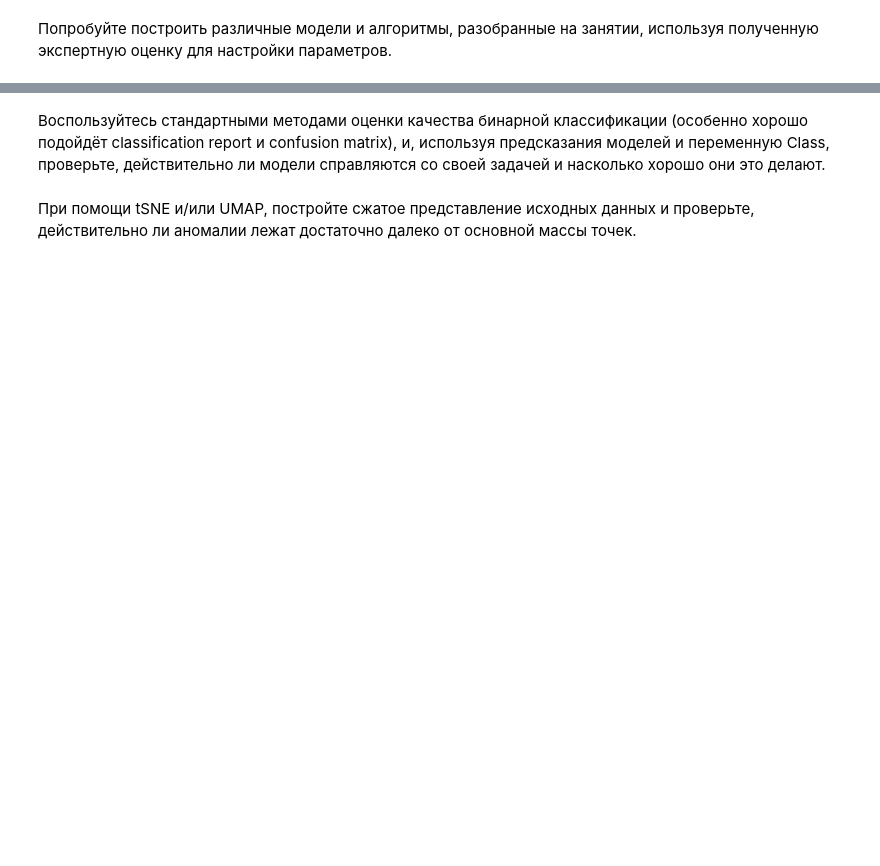
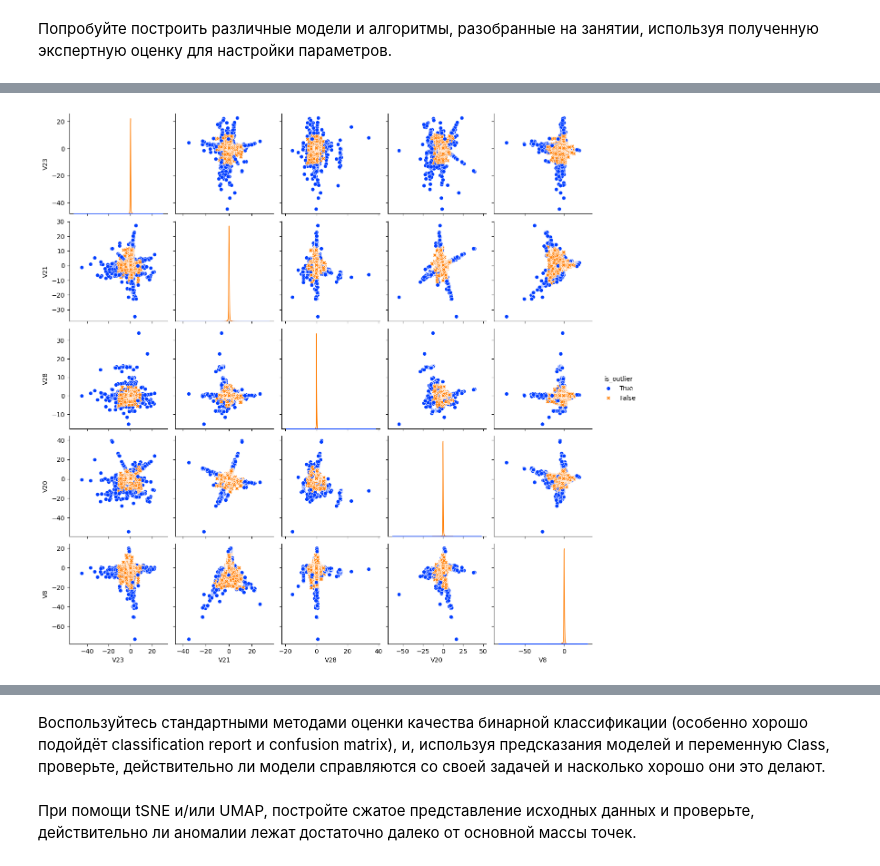
Before and after one commit to Evans-Sense/pet, a Jupyter notebook: Hometask_3_MLPro2025.ipynb, the cells around one changed output, grey strips where cells are left out. Cells and saved outputs as stored; diff of their text form; code cells hidden in the pictures; blank space fills up the shorter version.

```diff
--- a/Hometask_3_MLPro2025.ipynb
+++ b/Hometask_3_MLPro2025.ipynb
@@ -145,2 +164,10 @@ print("Annomalies percent: {class_0 / class_1}")
 # %% [markdown]
 Попробуйте построить различные модели и алгоритмы, разобранные на занятии, используя полученную экспертную оценку для настройки параметров.
+# %%
+def outlier_std(data, col, threshold=3):
+    mean = data[col].mean()
+    std = data[col].std()
+    up_bound = mean + threshold * std
+    low_bound = mean - threshold * std
+    anomalies = pd.concat([data[col]>up_bound, data[col]<low_bound], axis=1).any(axis = 1)
+    return anomalies, up_bound, low_bound
@@ -146,0 +216,3 @@ print("Annomalies percent: {class_0 / class_1}")
+# %%
+comparison_table, std_outliers = get_column_outliers(data_features, threshold=18)
+anomalies_report(std_outliers)
@@ -146,0 +242,10 @@ print("Annomalies percent: {class_0 / class_1}")
+# %%
+high_corr = comparison_table.head(5).index.tolist()
+labeled_data = data_features[high_corr].copy()
+labeled_data['is_outlier'] = std_outliers
+
+sns.pairplot(data=labeled_data, vars=high_corr,
+             hue='is_outlier', hue_order=[True, False],
+             markers=['X', 'o'], palette='bright');
+# %% [output]
+[figure, added]
```
Also changed, not shown: parts of 21 cells of this notebook.
